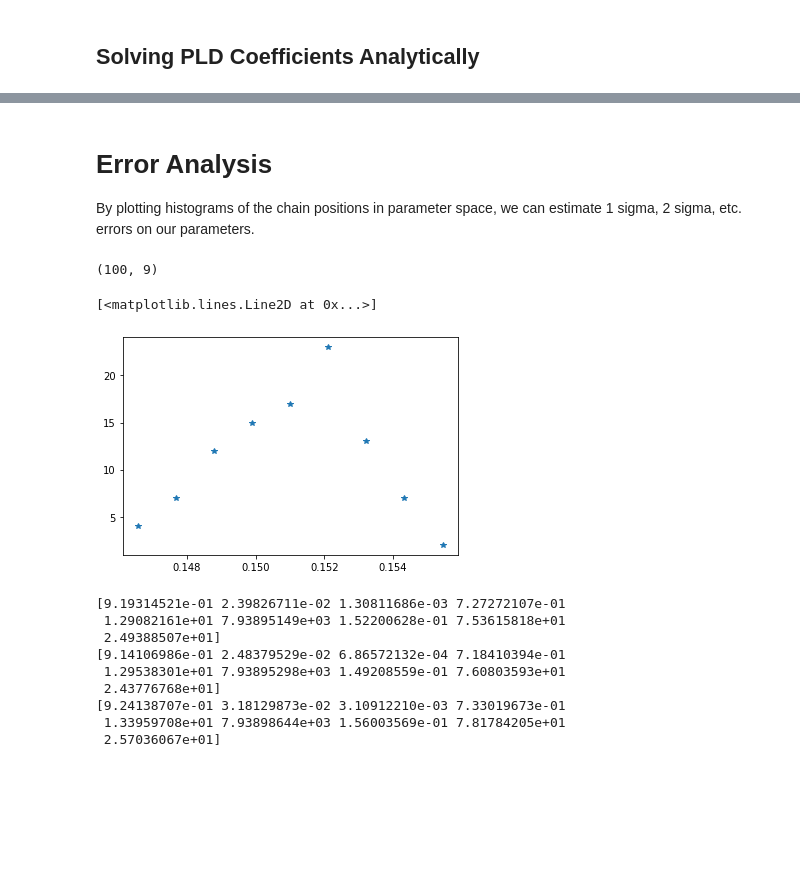
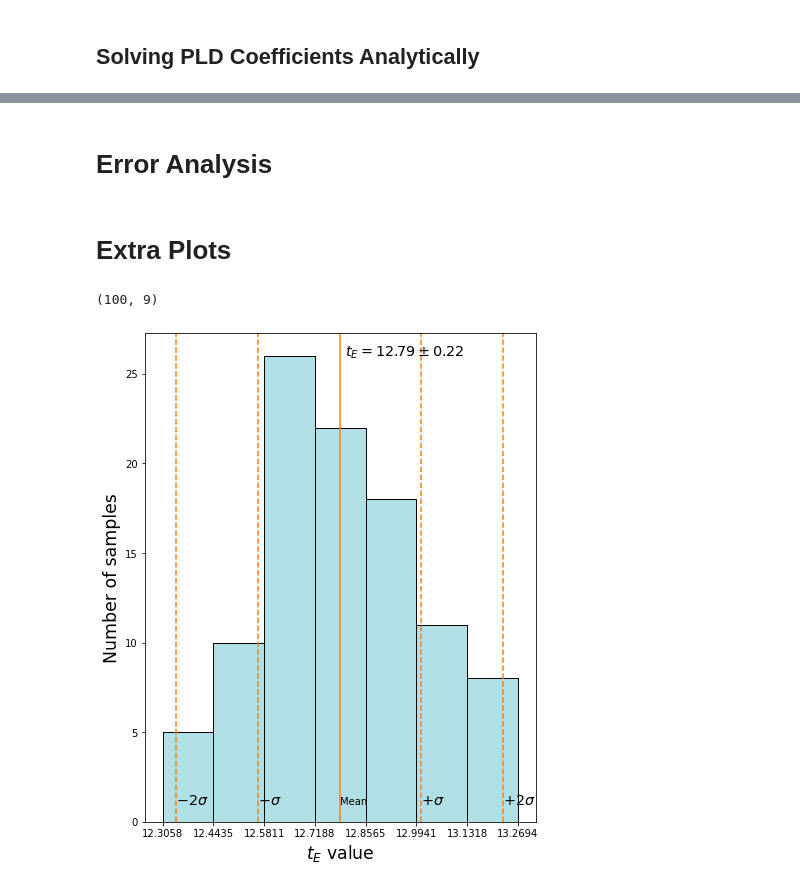
Before and after one commit to tbctk/tbk-Spitzer-ulens, a Jupyter notebook: Spitzer-ulens_Tutorial.ipynb, the cells around one changed output, grey strips where cells are left out. Saved outputs shown, nothing was run; the diff lists cells and outputs as text; code cells hidden in the pictures; blank space fills up the shorter version.

Commit message:
some rough extended analysis and plots for comparing single- and binary- lens results

```diff
--- a/Spitzer-ulens_Tutorial.ipynb
+++ b/Spitzer-ulens_Tutorial.ipynb
@@ -136,18 +169,23 @@ TypeError: binary_lens_all() missing 5 required positional arguments: 'tE', 't0'
 # %%
-load_chain_from_file = False
+load_chain_from_file = True
 
 if load_chain_from_file:
-    # Load chain from file
+    # Load chains from files
     path = os.path.join('data',EVENT_NAME,'mega_MCMC')
     chain = np.load(path+'/samplerchain.npy')
     lnprob = np.load(path+'/samplerlnpro.npy')
     posit = np.load(path+'/samplerposit.npy')
     PLD_chain = np.load(path+'/PLD_chain.npy')
 else:
-    PLD_coeffs = np.empty(np.size(X))
-    PLD_chain = mcmc.PLDCoeffsChain(PLD_coeffs)
+    # Create wrapper object for PLD coefficient chain to make it mutable
+    PLD_chain = mcmc.PLDCoeffsChain(np.empty(np.size(X)))
+    # generate the MCMC sampler
     sampler = mcmc.get_MCMC_sampler(popt,MODELFUNC,event.TIMES,PTOT,PTOT_E,E_BIN,PNORM,PLD_chain,pool=Pool(),bounds=bounds)
+    # Initialize the initial parameter positions for each walker by adding a random offset
     pos0 = [popt*(1+1e-5*np.random.randn(sampler.ndim))+1e-5*np.abs(np.random.randn(sampler.ndim)) for i in range(sampler.nwalkers)]
+    # Run the MCMC
     chain,posit,lnprob = mcmc.run_MCMC(sampler,pos0)
+    # Retrieve PLD coefficient chain from the wrapper object
     PLD_chain = PLD_chain.chain
-    mcmc.save_chain(EVENT_NAME,chain,posit,lnprob,PLD_chain)
+    # Save chains to files
+    #mcmc.save_chain(EVENT_NAME,chain,posit,lnprob,PLD_chain)
@@ -194,33 +213,38 @@ plt.plot(time,resi,'.')
 # %% [markdown]
 # Error Analysis
-
-By plotting histograms of the chain positions in parameter space, we can estimate 1 sigma, 2 sigma, etc. errors on our parameters.
+# %%
+stds = np.std(posit,axis=0)
+# %% [markdown]
+# Extra Plots
 # %%
 print(posit.shape)
-nbins=10
-i = 6
+nbins=8
+i = 4
+
 pmin = posit.min(axis=0)
 pmax = posit.max(axis=0)
 bins = np.linspace(pmin,pmax,nbins)
 aa,bb = np.histogram(posit[:,i],bins[:,i])
 cents = 0.5*(bb[1:]+bb[:-1])
-plt.plot(cents,aa,'*')
-#plt.plot(posit[:,0])
+
+fig,ax = plt.subplots(figsize=(7,9))
+ax.bar(cents,aa,width=bb[1]-bb[0],color='powderblue',edgecolor='black')
+
+ax.axvline(popt_mcmc[i],color='C1',label='Mean')
+ax.axvline(popt_mcmc[i]-stds[i],color='C1',ls='--')
+ax.axvline(popt_mcmc[i]+stds[i],color='C1',ls='--')
+ax.axvline(popt_mcmc[i]-2*stds[i],color='C1',ls='--')
+ax.axvline(popt_mcmc[i]+2*stds[i],color='C1',ls='--')
+ax.text(popt_mcmc[i],1,'Mean')
+ax.text(popt_mcmc[i]-stds[i],1,r'$-\sigma$',size='x-large')
+ax.text(popt_mcmc[i]+stds[i],1,r'$+\sigma$',size='x-large')
+ax.text(popt_mcmc[i]-2*stds[i],1,r'$-2\sigma$',size='x-large')
+ax.text(popt_mcmc[i]+2*stds[i],1,r'$+2\sigma$',size='x-large')
+ax.set_xticks(bb)
+ax.set_xlabel(r'$t_E$ value',size='xx-large')
+ax.set_ylabel('Number of samples',size='xx-large')
+ax.text(12.8,26,r'$t_E = %.2f \pm %.2f$' % (popt_mcmc[i],stds[i]),size='x-large')
+plt.savefig('errors.png',dpi=300)
 # %% [output]
 (100, 9)
-[<matplotlib.lines.Line2D at 0x...>]
-[figure, old version]
+[figure, new version]
-# %%
-print(posit[0])
-print(posit[1])
-print(pos_max)
-# %% [output]
-[9.19314521e-01 2.39826711e-02 1.30811686e-03 7.27272107e-01
- 1.29082161e+01 7.93895149e+03 1.52200628e-01 7.53615818e+01
- 2.49388507e+01]
-[9.14106986e-01 2.48379529e-02 6.86572132e-04 7.18410394e-01
- 1.29538301e+01 7.93895298e+03 1.49208559e-01 7.60803593e+01
- 2.43776768e+01]
-[9.24138707e-01 3.18129873e-02 3.10912210e-03 7.33019673e-01
- 1.33959708e+01 7.93898644e+03 1.56003569e-01 7.81784205e+01
- 2.57036067e+01]
```
Also changed, not shown: parts of 22 cells of this notebook, 1 other file.
